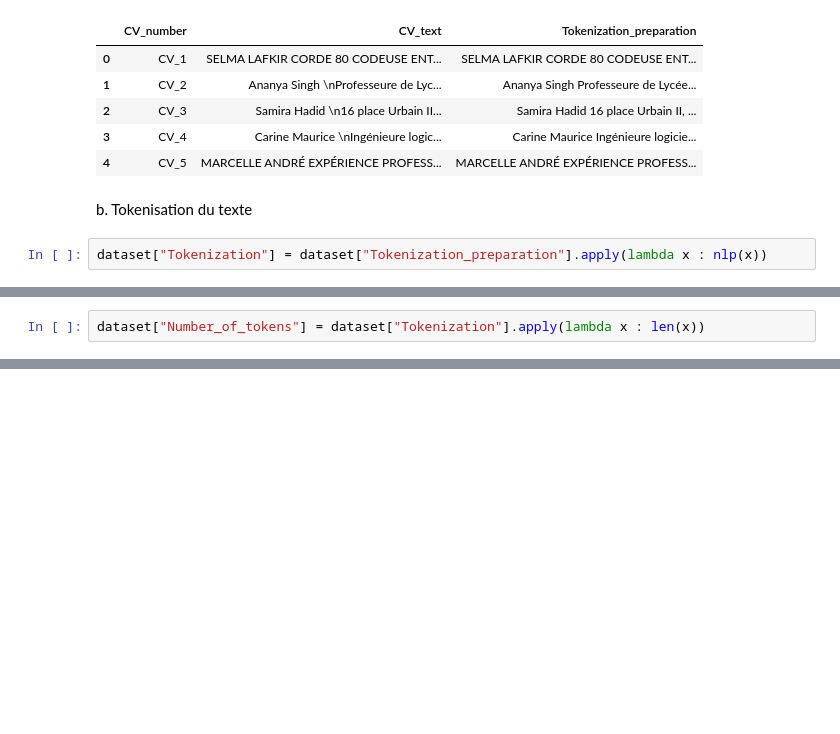
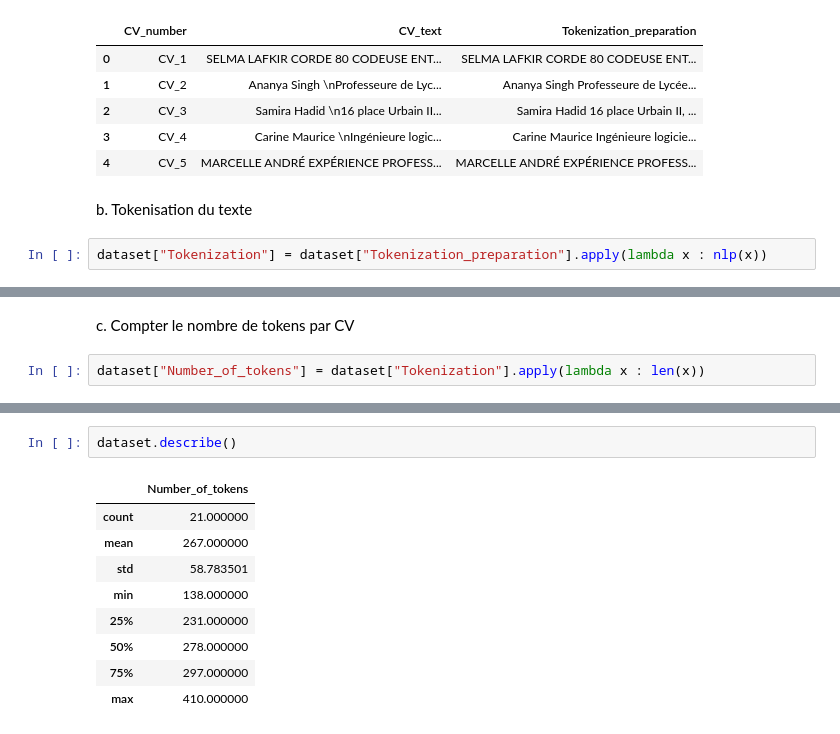
Before and after one commit to DanyNgn/Projet_BlindCV, a Jupyter notebook: code_BlindCV.ipynb, the cells around one changed output, grey strips where cells are left out. Cells and saved outputs as stored; diff of their text form; blank space fills up the shorter version.

```diff
--- a/code_BlindCV.ipynb
+++ b/code_BlindCV.ipynb
@@ -68,6 +68,8 @@ dataset.head()
 | 2 | CV_3 | Samira Hadid \n16 place Urbain II... | Samira Hadid 16 place Urbain II, ... | (Samira, Hadid, , 16, place, Urba... |
 | 3 | CV_4 | Carine Maurice \nIngénieure logic... | Carine Maurice Ingénieure logicie... | (Carine, Maurice, , Ingénieure, l... |
 | 4 | CV_5 | MARCELLE ANDRÉ EXPÉRIENCE PROFESS... | MARCELLE ANDRÉ EXPÉRIENCE PROFESS... | (MARCELLE, ANDRÉ, EXPÉRIENCE, PRO... |
+# %% [markdown]
+c. Compter le nombre de tokens par CV
 # %%
 dataset["Number_of_tokens"] = dataset["Tokenization"].apply(lambda x : len(x))
 # %%
@@ -79,3 +81,15 @@ dataset.head()
 | 2 | CV_3 | Samira Hadid \n16 place Urbain II... | Samira Hadid 16 place Urbain II, ... | (Samira, Hadid, , 16, place, Urba... | 315 |
 | 3 | CV_4 | Carine Maurice \nIngénieure logic... | Carine Maurice Ingénieure logicie... | (Carine, Maurice, , Ingénieure, l... | 292 |
 | 4 | CV_5 | MARCELLE ANDRÉ EXPÉRIENCE PROFESS... | MARCELLE ANDRÉ EXPÉRIENCE PROFESS... | (MARCELLE, ANDRÉ, EXPÉRIENCE, PRO... | 284 |
+# %%
+dataset.describe()
+# %% [output]
+|  | Number_of_tokens |
+| count | 21.000000 |
+| mean | 267.000000 |
+| std | 58.783501 |
+| min | 138.000000 |
+| 25% | 231.000000 |
+| 50% | 278.000000 |
+| 75% | 297.000000 |
+| max | 410.000000 |
```
Also changed, not shown: parts of 12 cells of this notebook.
